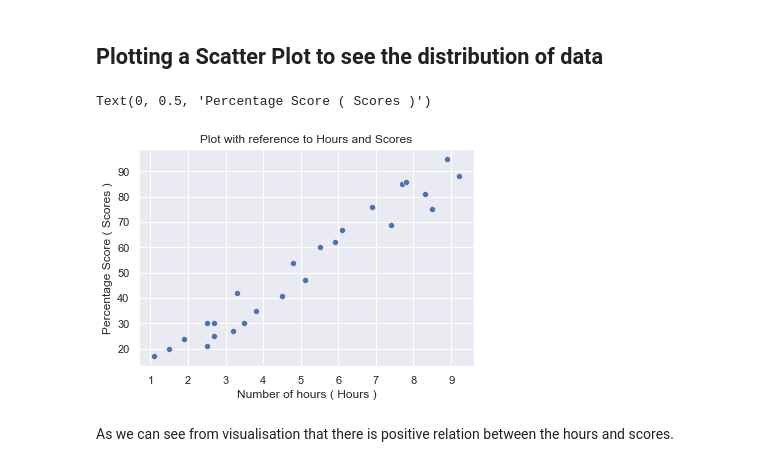
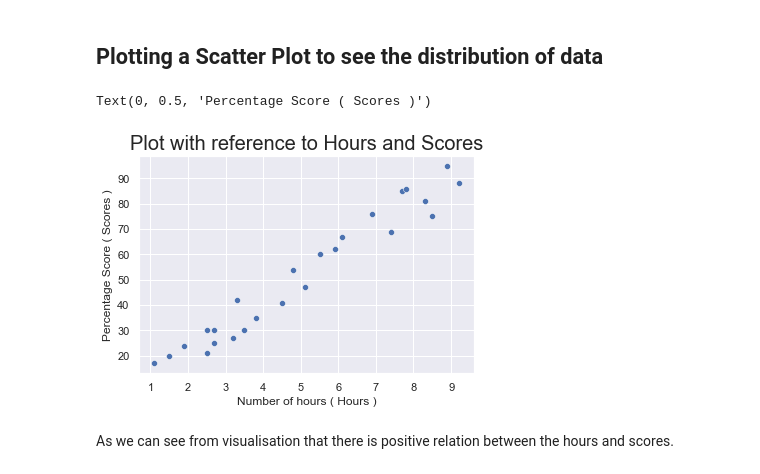
Before and after one commit to im-sudhir/GRIP-APR21-THE-SPARK-FOUNDATION, a Jupyter notebook: Task1.ipynb, the cells around one changed output. Drawn from its saved outputs; the diff is of its cells as text; code cells hidden in the pictures.

```diff
--- a/Task1.ipynb
+++ b/Task1.ipynb
@@ -121,12 +121,12 @@ We can see from visualisation that the data is slightly skewed to right and skew
 ## Plotting a Scatter Plot to see the distribution of data
 # %%
 sns.scatterplot(data=df,x='Hours',y='Scores')
-plt.title('Plot with reference to Hours and Scores')
+plt.title('Plot with reference to Hours and Scores',fontsize=20)
 plt.xlabel('Number of hours ( Hours )')
 plt.ylabel('Percentage Score ( Scores )')
 # %% [output]
 Text(0, 0.5, 'Percentage Score ( Scores )')
-[figure, old version]
+[figure, new version]
 # %% [markdown]
 As we can see from visualisation that there is positive relation between the hours and scores.
 # %% [markdown]
```
Also changed, not shown: parts of 2 cells of this notebook.
